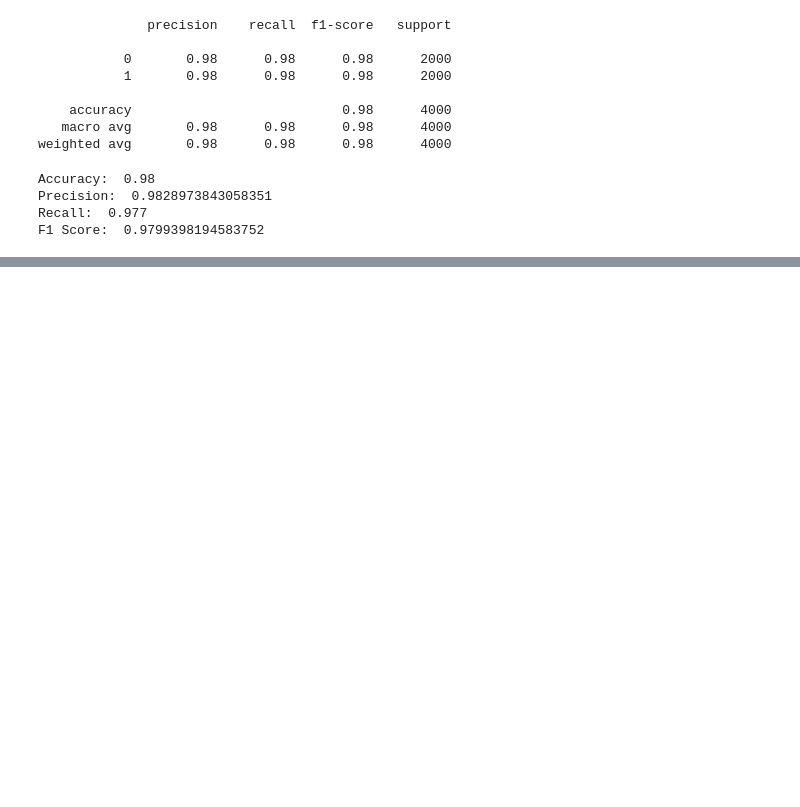
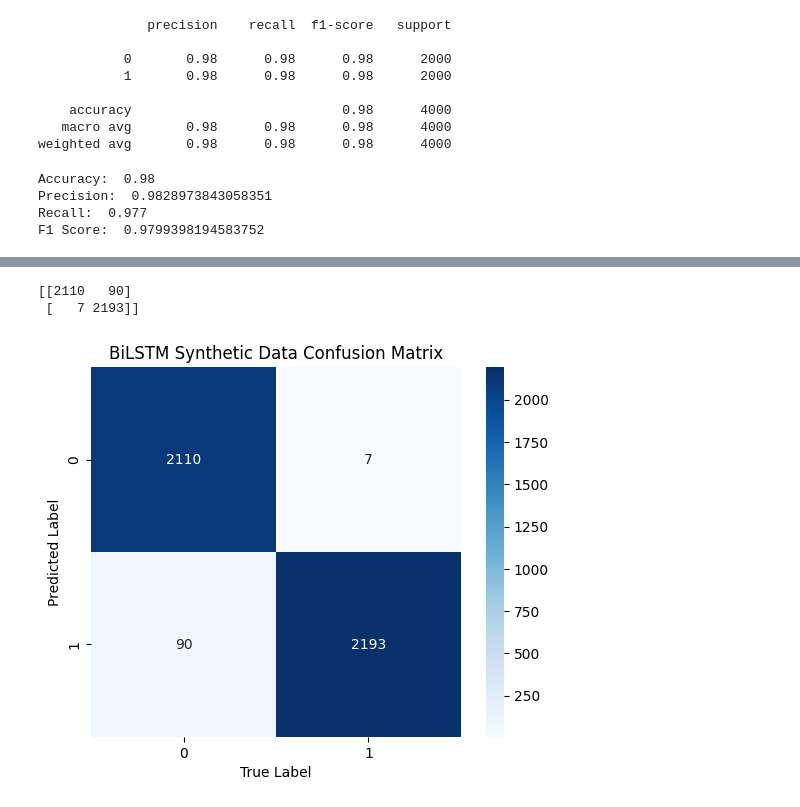
Before and after one commit to michellejieli/Whoop, a Jupyter notebook: lstm.ipynb, the cells around one changed output, grey strips where cells are left out. Drawn from its saved outputs; the diff is of its cells as text; code cells hidden in the pictures; blank space fills up the shorter version.

```diff
--- a/lstm.ipynb
+++ b/lstm.ipynb
@@ -251,0 +384,15 @@ F1 Score:  0.9799398194583752
+# %%
+# plot and save the confusion matrix for synthetic data
+mat2 = confusion_matrix(y_synthetic_test.argmax(axis=1), y_pred.argmax(axis=1))
+print(mat2)
+ax2 = sns.heatmap(mat.T, square=True, annot=True, fmt='d', cbar=True,
+                    xticklabels=['0', '1'], yticklabels=['0', '1'], cmap='Blues')
+ax2.set_xlabel('True Label')
+ax2.set_ylabel('Predicted Label')
+ax2.set_title('BiLSTM Synthetic Data Confusion Matrix')
+# save heatmap
+ax2.figure.savefig('plots/biLSTM_synthetic_data_confusion_matrix.png')
+# %% [output]
+[[2110   90]
+ [   7 2193]]
+[figure, added]
```
Also changed, not shown: parts of 11 cells of this notebook, 14 other files.
